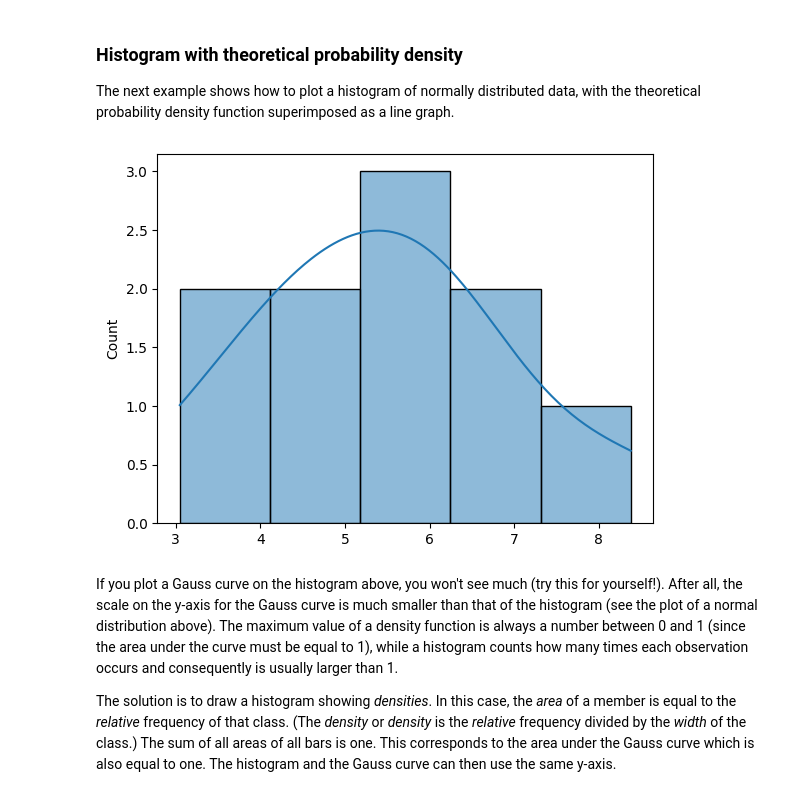
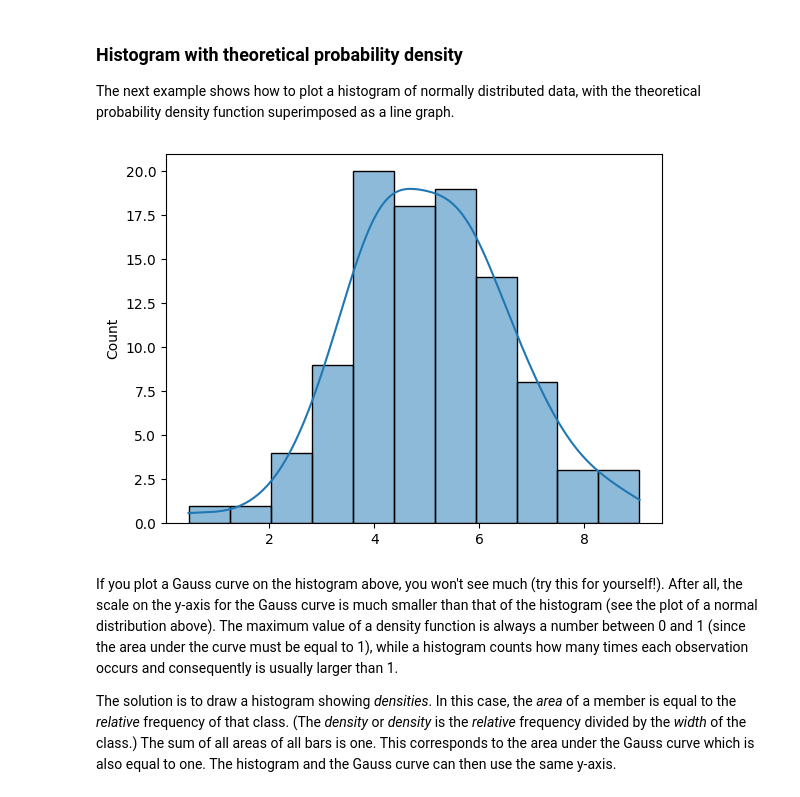
Before and after one commit to Kobe-Sapijn/dsai-labs, a Jupyter notebook: 3-central-limit-testing/3.01-probability.ipynb, the cells around one changed output. Drawn from its saved outputs; the diff is of its cells as text; code cells hidden in the pictures.

```diff
--- a/3-central-limit-testing/3.01-probability.ipynb
+++ b/3-central-limit-testing/3.01-probability.ipynb
@@ -762,16 +853,16 @@ The next example shows how to plot a histogram of normally distributed data, wit
 # %%
 # Generate n random numbers, following a normal distribution
 m = 5    # Mean
 s = 1.5  # Standard deviation
 
 # Increase the value for n and see how the histogram changes!
-n = 10
+n = 100
 observations = np.random.normal(loc=m, scale=s, size=n)
 
 # Plot histogram, without probability density
 obs_hist = sns.histplot(observations, kde=True)
 # %% [output]
-[figure, old version]
+[figure, new version]
 # %% [markdown]
 If you plot a Gauss curve on the histogram above, you won't see much (try this for yourself!). After all, the scale on the y-axis for the Gauss curve is much smaller than that of the histogram (see the plot of a normal distribution above). The maximum value of a density function is always a number between 0 and 1 (since the area under the curve must be equal to 1), while a histogram counts how many times each observation occurs and consequently is usually larger than 1.
 
```
Also changed, not shown: parts of 13 cells of this notebook, 5 other files.
